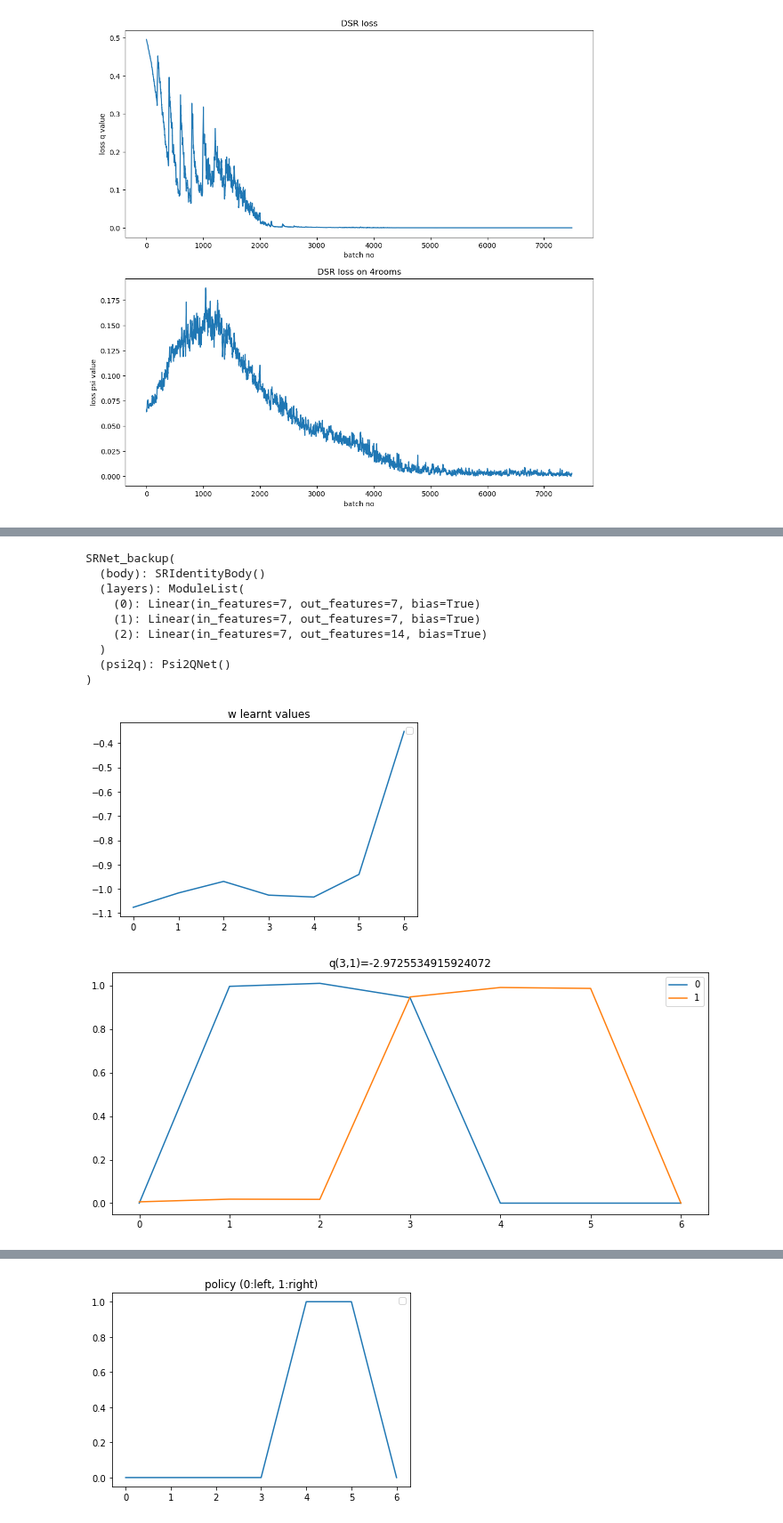
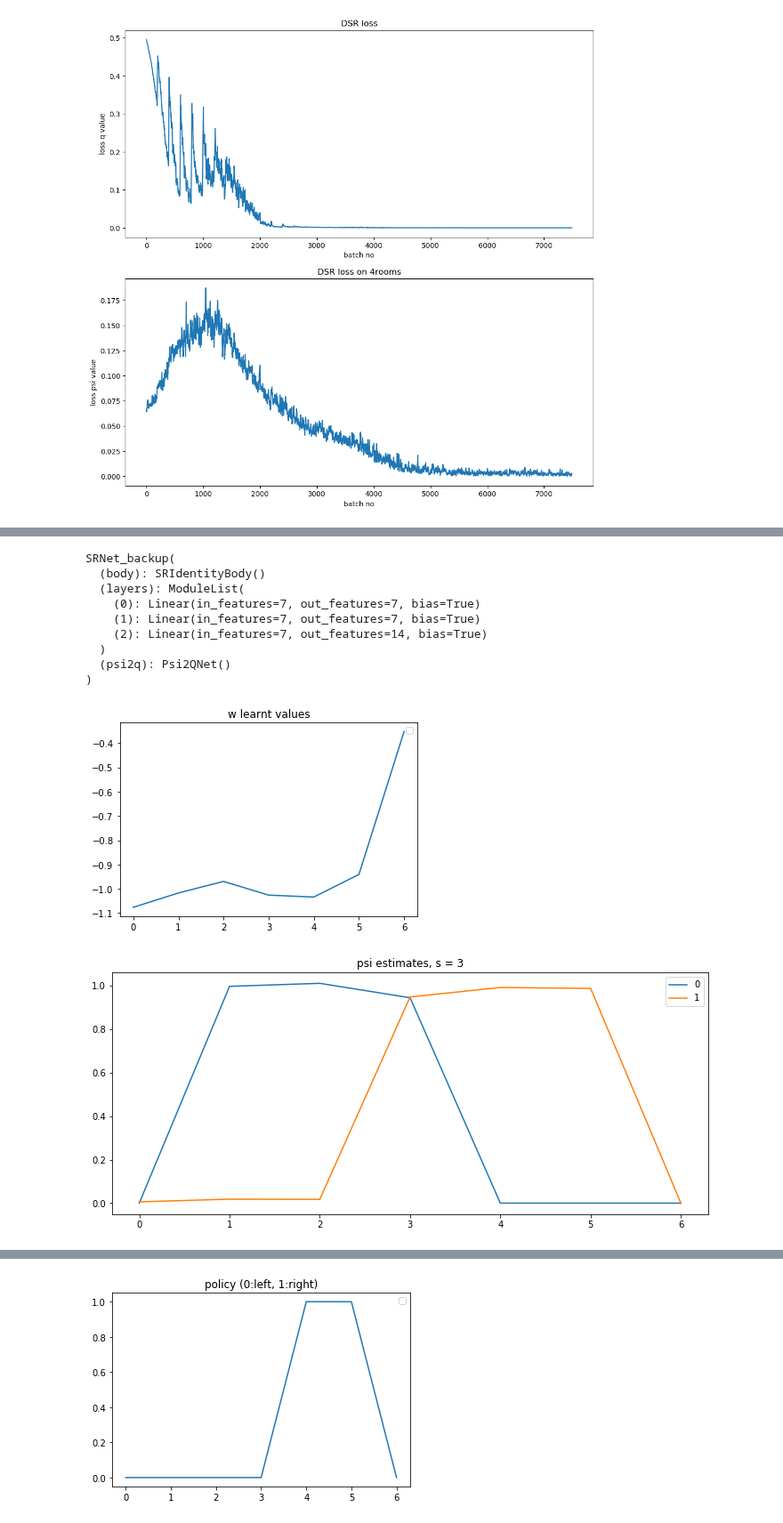
Before and after one commit to psurya1994/successor-feature-representations, a Jupyter notebook: unsupervised_psi_learning.ipynb, the cells around one changed output, grey strips where cells are left out. Shown at 89% size. Drawn from its saved outputs; the diff is of its cells as text; code cells hidden in the pictures.

```diff
--- a/unsupervised_psi_learning.ipynb
+++ b/unsupervised_psi_learning.ipynb
@@ -354,7 +354,7 @@ def sanity(agent):
         psi = psi.detach().numpy()
         q = q.detach().numpy().flatten()
         _visualize_vector(psi[:,0,:].flatten(), title="q({},{})={}".format(s, 0, q[0]), show=False, label="0")
-        _visualize_vector(psi[:,1,:].flatten(), title="q({},{})={}".format(s, 1, q[1]), show=True, label="1")
+        _visualize_vector(psi[:,1,:].flatten(), title="psi estimates, s = {}".format(s), show=True, label="1")
 
     # Visualize policy
     state_space = np.identity(env.n)
@@ -371,11 +371,11 @@ sanity(a)
 SRNet_backup(
   (body): SRIdentityBody()
   (layers): ModuleList(
     (0): Linear(in_features=7, out_features=7, bias=True)
     (1): Linear(in_features=7, out_features=7, bias=True)
     (2): Linear(in_features=7, out_features=14, bias=True)
   )
   (psi2q): Psi2QNet()
 )
 [figure]
-[figure, old version]
+[figure, new version]
```
Also changed, not shown: parts of 2 cells of this notebook.
